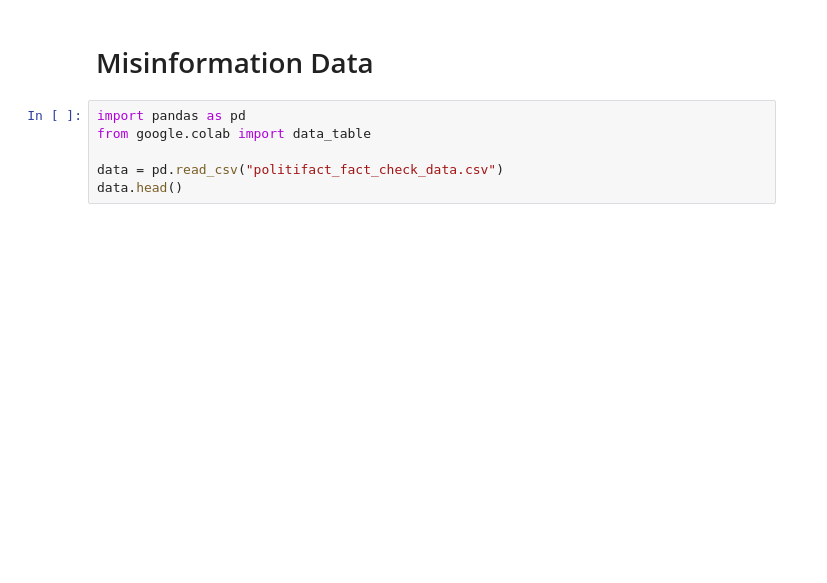
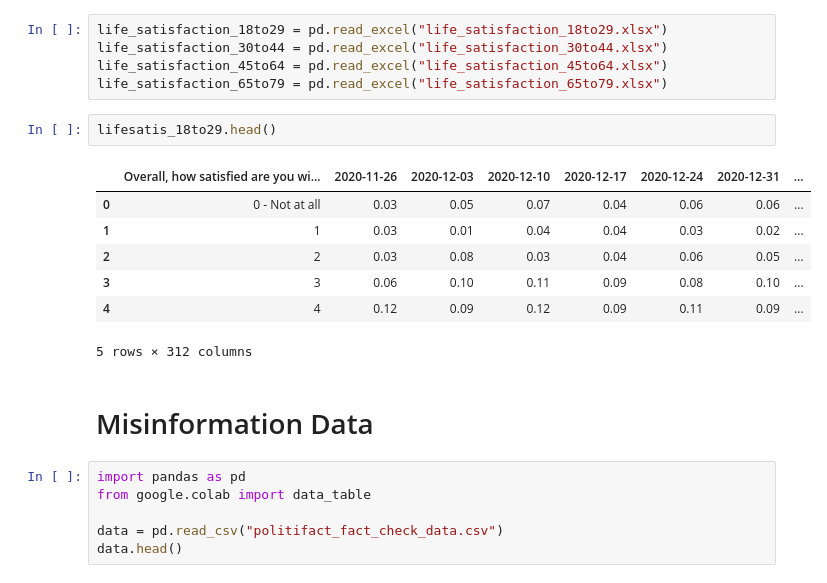
Before and after one commit to kallylxy2026/Team-25, a Jupyter notebook: Project_Lab.ipynb, the cells around one changed output. Drawn from its saved outputs; the diff is of its cells as text; blank space fills up the shorter version.

```diff
--- a/Project_Lab.ipynb
+++ b/Project_Lab.ipynb
@@ -14,3 +21,18 @@ urllib.request.urlretrieve("https://drive.google.com/uc?export=download&id=1LMWr
+# %%
+life_satisfaction_18to29 = pd.read_excel("life_satisfaction_18to29.xlsx")
+life_satisfaction_30to44 = pd.read_excel("life_satisfaction_30to44.xlsx")
+life_satisfaction_45to64 = pd.read_excel("life_satisfaction_45to64.xlsx")
+life_satisfaction_65to79 = pd.read_excel("life_satisfaction_65to79.xlsx")
+# %%
+lifesatis_18to29.head()
+# %% [output]
+|  | Overall, how satisfied are you wi... | 2020-11-26 | 2020-12-03 | 2020-12-10 | 2020-12-17 | 2020-12-24 | 2020-12-31 | ... |
+| 0 | 0 - Not at all | 0.03 | 0.05 | 0.07 | 0.04 | 0.06 | 0.06 | ... |
+| 1 | 1 | 0.03 | 0.01 | 0.04 | 0.04 | 0.03 | 0.02 | ... |
+| 2 | 2 | 0.03 | 0.08 | 0.03 | 0.04 | 0.06 | 0.05 | ... |
+| 3 | 3 | 0.06 | 0.10 | 0.11 | 0.09 | 0.08 | 0.10 | ... |
+| 4 | 4 | 0.12 | 0.09 | 0.12 | 0.09 | 0.11 | 0.09 | ... |
+5 rows × 312 columns
 # %% [markdown]
 # Misinformation Data
 # %%
```
Also changed, not shown: parts of 6 cells of this notebook.
